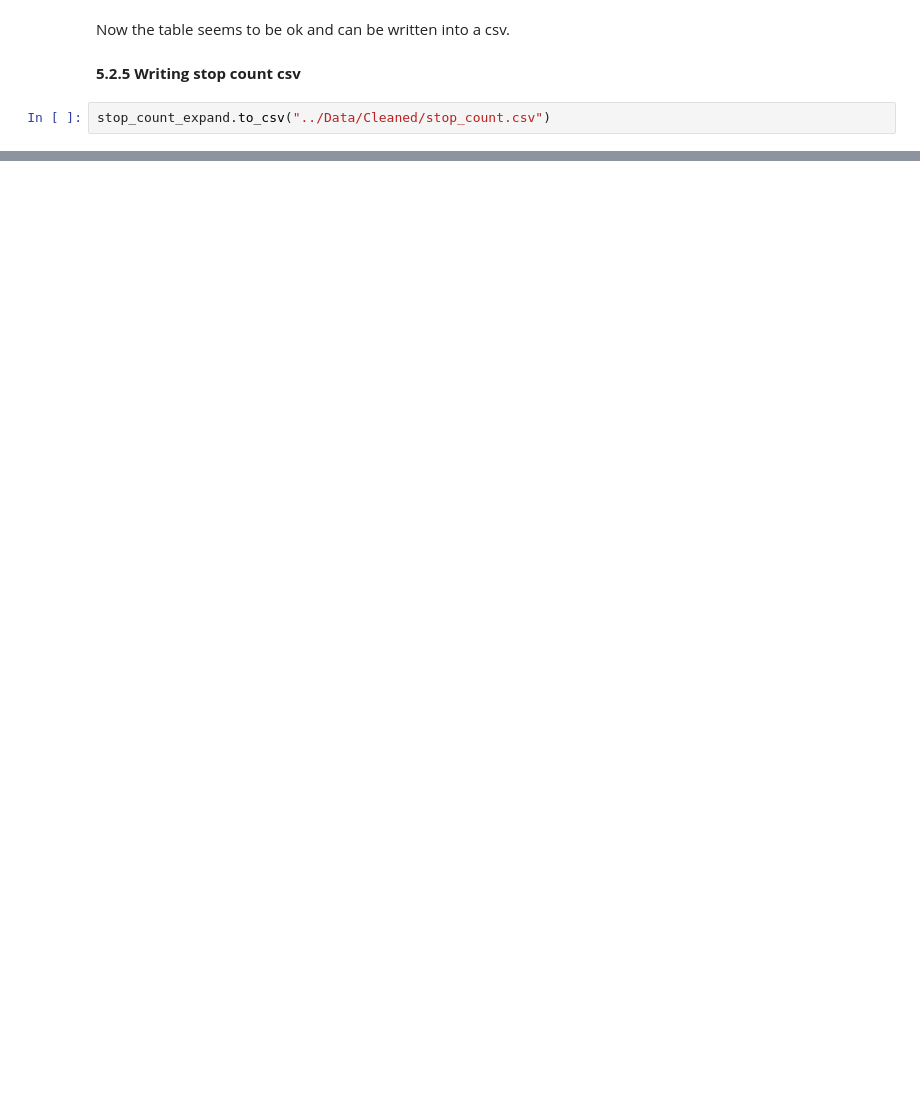
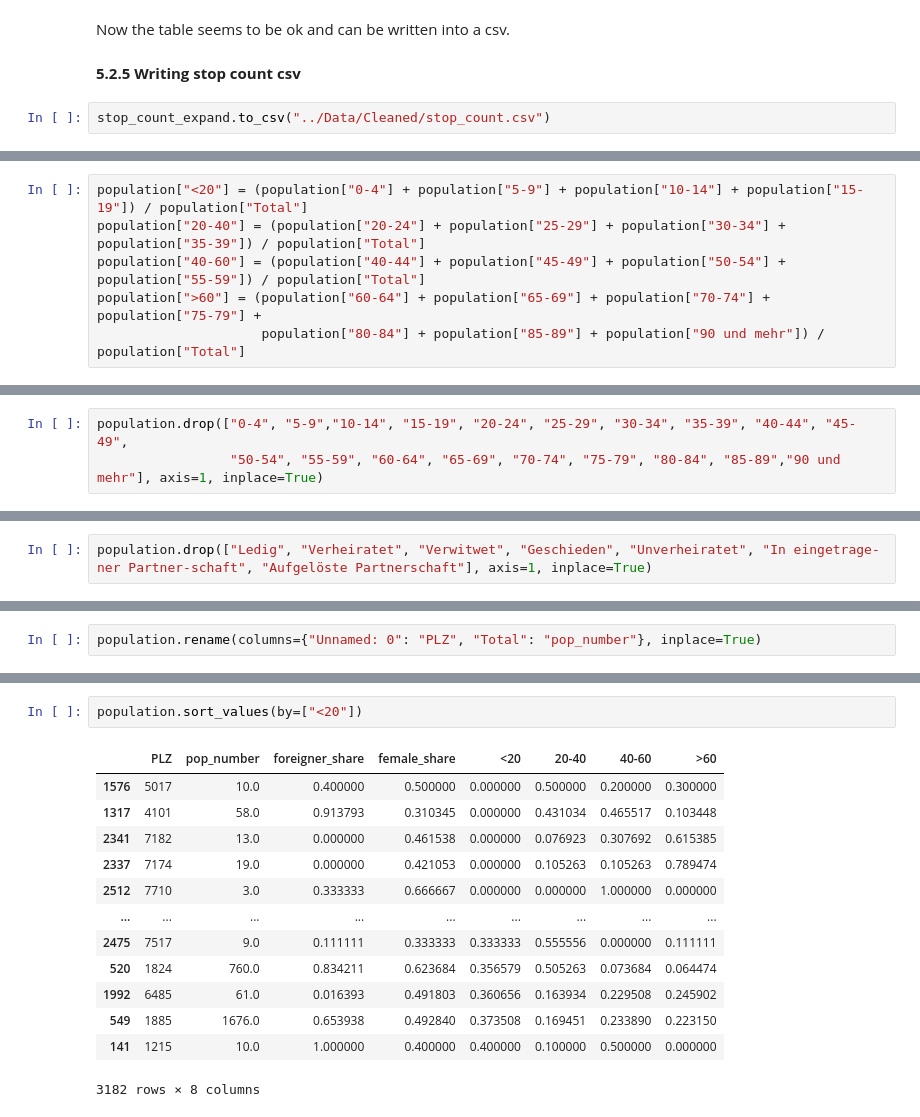
Before and after one commit to Icelander169/MasterThesis, a Jupyter notebook: 01_Reading_Data.ipynb, the cells around one changed output, grey strips where cells are left out. Drawn from its saved outputs; the diff is of its cells as text; blank space fills up the shorter version.

Commit message:
Cleaned and renamed file

```diff
--- a/01_Reading_Data.ipynb
+++ b/01_Reading_Data.ipynb
@@ -670,0 +758,6 @@ stop_count_expand.to_csv("../Data/Cleaned/stop_count.csv")
+# %%
+population["<20"] = (population["0-4"] + population["5-9"] + population["10-14"] + population["15-19"]) / population["Total"]
+population["20-40"] = (population["20-24"] + population["25-29"] + population["30-34"] + population["35-39"]) / population["Total"]
+population["40-60"] = (population["40-44"] + population["45-49"] + population["50-54"] + population["55-59"]) / population["Total"]
+population[">60"] = (population["60-64"] + population["65-69"] + population["70-74"] + population["75-79"] +
+                     population["80-84"] + population["85-89"] + population["90 und mehr"]) / population["Total"]
@@ -670,0 +793,3 @@ stop_count_expand.to_csv("../Data/Cleaned/stop_count.csv")
+# %%
+population.drop(["0-4", "5-9","10-14", "15-19", "20-24", "25-29", "30-34", "35-39", "40-44", "45-49",
+                 "50-54", "55-59", "60-64", "65-69", "70-74", "75-79", "80-84", "85-89","90 und mehr"], axis=1, inplace=True)
@@ -670,0 +803,2 @@ stop_count_expand.to_csv("../Data/Cleaned/stop_count.csv")
+# %%
+population.drop(["Ledig", "Verheiratet", "Verwitwet", "Geschieden", "Unverheiratet", "In eingetrage-ner Partner-schaft", "Aufgelöste Partnerschaft"], axis=1, inplace=True)
@@ -670,0 +818,2 @@ stop_count_expand.to_csv("../Data/Cleaned/stop_count.csv")
+# %%
+population.rename(columns={"Unnamed: 0": "PLZ", "Total": "pop_number"}, inplace=True)
@@ -670,0 +831,16 @@ stop_count_expand.to_csv("../Data/Cleaned/stop_count.csv")
+# %%
+population.sort_values(by=["<20"])
+# %% [output]
+|  | PLZ | pop_number | foreigner_share | female_share | <20 | 20-40 | 40-60 | >60 |
+| 1576 | 5017 | 10.0 | 0.400000 | 0.500000 | 0.000000 | 0.500000 | 0.200000 | 0.300000 |
+| 1317 | 4101 | 58.0 | 0.913793 | 0.310345 | 0.000000 | 0.431034 | 0.465517 | 0.103448 |
+| 2341 | 7182 | 13.0 | 0.000000 | 0.461538 | 0.000000 | 0.076923 | 0.307692 | 0.615385 |
+| 2337 | 7174 | 19.0 | 0.000000 | 0.421053 | 0.000000 | 0.105263 | 0.105263 | 0.789474 |
+| 2512 | 7710 | 3.0 | 0.333333 | 0.666667 | 0.000000 | 0.000000 | 1.000000 | 0.000000 |
+| ... | ... | ... | ... | ... | ... | ... | ... | ... |
+| 2475 | 7517 | 9.0 | 0.111111 | 0.333333 | 0.333333 | 0.555556 | 0.000000 | 0.111111 |
+| 520 | 1824 | 760.0 | 0.834211 | 0.623684 | 0.356579 | 0.505263 | 0.073684 | 0.064474 |
+| 1992 | 6485 | 61.0 | 0.016393 | 0.491803 | 0.360656 | 0.163934 | 0.229508 | 0.245902 |
+| 549 | 1885 | 1676.0 | 0.653938 | 0.492840 | 0.373508 | 0.169451 | 0.233890 | 0.223150 |
+| 141 | 1215 | 10.0 | 1.000000 | 0.400000 | 0.400000 | 0.100000 | 0.500000 | 0.000000 |
+3182 rows × 8 columns
```
Also changed, not shown: parts of 53 cells of this notebook.
